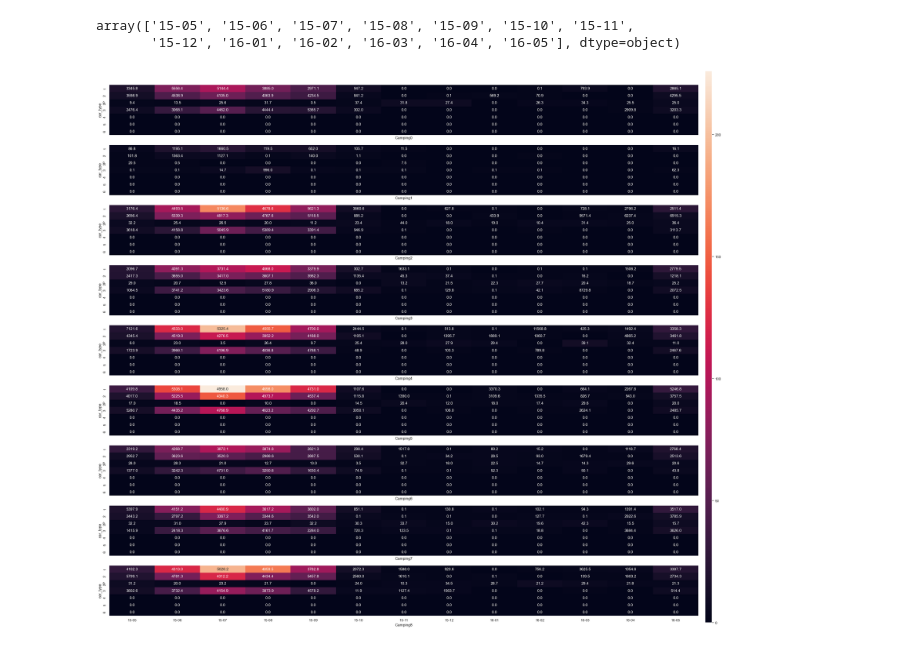
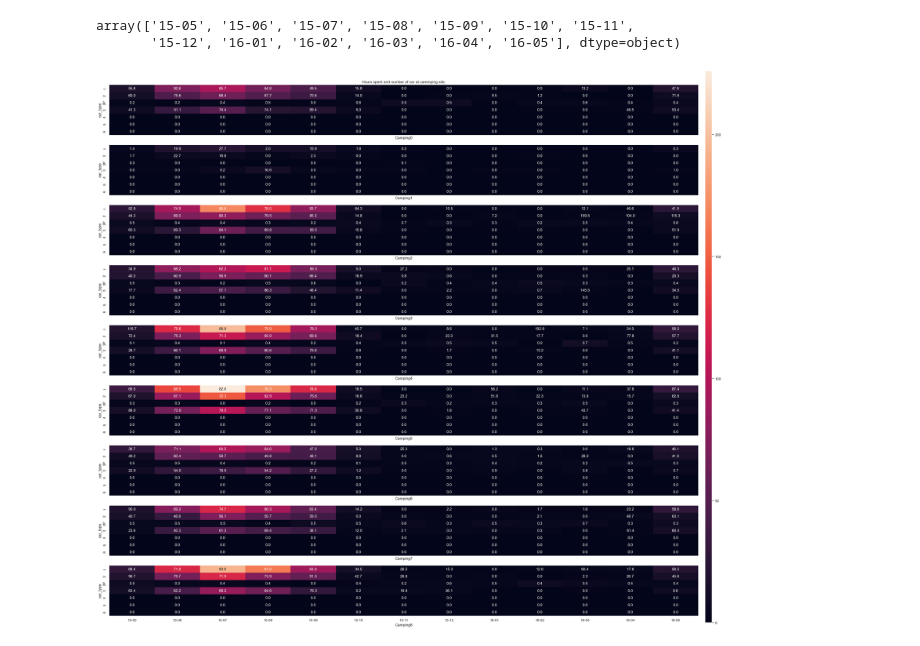
Before and after one commit to Visual-Analytics-2024/VA-Project, a Jupyter notebook: Python/Notebooks/restructuring data.ipynb, the cells around one changed output. Cells and saved outputs as stored; diff of their text form; code cells hidden in the pictures.

```diff
--- a/Python/Notebooks/restructuring data.ipynb
+++ b/Python/Notebooks/restructuring data.ipynb
@@ -43,6 +43,10 @@ df_new = restructure_data(data_dic)
 df_new.to_csv(os.path.join(path,"data/selploop.csv"))
 # %% [markdown]
 # Distribution plots
+# %%
+df_new = pd.read_csv(os.path.join(path,"data/selploop.csv"),index_col=0)
+# %%
+df_new['car_type'] = df_new['car_type'].astype("str")
 # %%
 total_time_stayed_at_a_node = []
 for colname in df_new.columns[5:14]:
@@ -110,22 +115,23 @@ def get_heatmap_data(df,cat):
                 vmin = np.min(heat_map_colors)
             colors.append(heat_map_colors)
             values.append(heat_map_avg_values)
-    return colors,values,vmin,vmax
+    return colors,values/(np.ones_like(values)*60),vmin,vmax
 # %%
 colors,values,vmin,vmax = get_heatmap_data(df,'camping')
 # %%
 fig, axs = plt.subplots(len(colors),1,figsize=(30,30))
 count = 0
 for ax, color, value in zip(axs,colors,values):
     sns.heatmap(color.T,annot=value.T,fmt='.1f',ax=ax, vmin=vmin,vmax=vmax,cbar=False)
     if count <8:
         ax.xaxis.set_tick_params(labelbottom=False,which='both')
     ax.set(xlabel="Camping"+str(count))
     count+=1
 fig.subplots_adjust(right=0.98)
 cbar_ax = fig.add_axes([0.99, 0.1, 0.01, 0.8])
 fig.colorbar(ax.collections[0],cax=cbar_ax)
+axs[0].set_title("Hours spent and number of car at cammping site.",font)
 
 plt.show()
 # %% [output]
-[figure, old version]
+[figure, new version]
```
Also changed, not shown: parts of 5 cells of this notebook, 4 other files.
